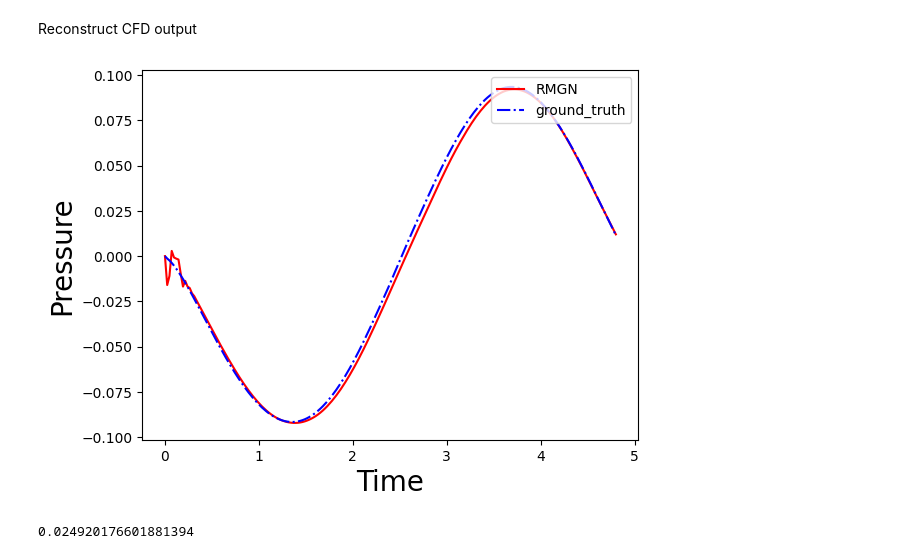
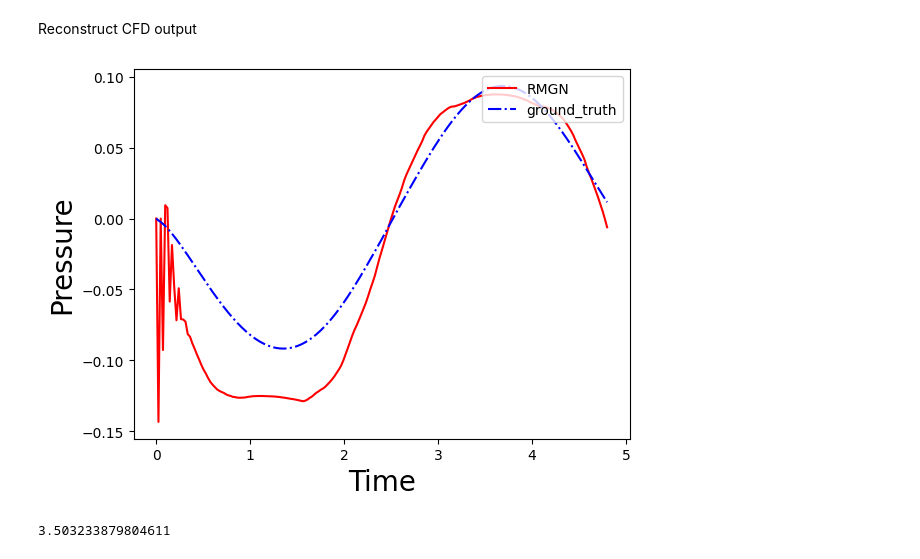
Before and after one commit to tamtran22/graph_batching, a Jupyter notebook: train1D_v3.ipynb, the cells around one changed output. Saved outputs shown, nothing was run; the diff lists cells and outputs as text; code cells hidden in the pictures.

```diff
--- a/train1D_v3.ipynb
+++ b/train1D_v3.ipynb
@@ -2,13 +2,26 @@
 Import dataset
 # %%
 import numpy as np
+import torch
 from data.dataset import DatasetLoader
 from data.data import TorchGraphData
 from preprocessing.normalize import *
+import math
 
 _dataset = DatasetLoader(
     root_dir='/data1/tam/downloaded_datasets_transformed'
 )
+
+def flowrate_bc_sin(flowrate, n_edge : int,
+                    n_time : int)->torch.Tensor:
+    _flowrate = []
+    T = 4.8 # seconds
+    for i in range(n_time):
+        t = i * T / (n_time - 1)
+        value = flowrate(t)
+        _flowrate.append(torch.full(size=(n_edge, 1), fill_value=value))
+    return torch.cat(_flowrate, dim=1)
+
 
 def normalize(data):
     x = min_max_scaler(data.x, min=0, max=500)
@@ -18,8 +31,12 @@ def normalize(data):
                 max=data.edge_attr.max(axis=0).values)
     pressure = data.pressure * 1e-3
     velocity = data.velocity * 1e-3
+    f = lambda t : (np.pi * 1e0 / 4.8) * math.sin(2 * np.pi * t / 4.8)
+    flowrate_bc = flowrate_bc_sin(flowrate=f, n_edge=data.edge_attr.size(0),\
+                                n_time=data.flowrate.size(1))
     return TorchGraphData(x=x,edge_index=edge_index,edge_attr=edge_attr,
-                        pressure=pressure, velocity=velocity)
+                        pressure=pressure, velocity=velocity,
+                        flowrate_bc=flowrate_bc)
 
 dataset = []
 for i in range(_dataset.len()):
@@ -41,8 +58,8 @@ torch.cuda.empty_cache()
 
 # Model params
 args = objectview({
-    'input_dim_node' : dataset[0].x.size(1) + 1,
-    'input_dim_edge' : dataset[0].edge_attr.size(1) + 1,
+    'input_dim_node' : dataset[0].x.size(1)+1,
+    'input_dim_edge' : dataset[0].edge_attr.size(1)+2,
     'output_dim_node' : 1,
     'output_dim_edge' : 1,
     'hidden_dim' : 64,
@@ -69,8 +86,7 @@ model = model.to(args.device)
 optimizer = torch.optim.Adam(model.parameters(), lr=args.lr, weight_decay=args.weight_decay)
 criterion = torch.nn.MSELoss()
 # %%
-
-# Train function
+# Train function v1
 def train(model, data, args):
     n_edge = data.edge_attr.size(0)
     hidden = torch.zeros(n_edge, args.hidden_dim).to(args.device)
@@ -87,11 +103,11 @@ def train(model, data, args):
         _velocity = data.velocity[:,i-1].unsqueeze(1)
         x = torch.cat([_x, _pressure], dim=1).to(args.device)
         edge_attr = torch.cat([_edge_attr, _velocity], dim=1).to(args.device)
-        out_x, out_edge_attr, hidden = model(x, edge_index, edge_attr, hidden)
+        node_out, edge_out, hidden = model(x, edge_index, edge_attr, hidden)
         hidden = hidden.detach()
 
-        loss = criterion(out_x, data.pressure[:,i].unsqueeze(1).float().to(args.device))
-        loss += criterion(out_edge_attr, data.velocity[:,i].unsqueeze(1).float().to(args.device))
+        loss = criterion(node_out, data.pressure[:,i].unsqueeze(1).float().to(args.device))
+        loss += criterion(edge_out, data.velocity[:,i].unsqueeze(1).float().to(args.device))
 
         loss.backward()
         optimizer.step()
@@ -115,11 +131,11 @@ def eval(model, data, args):
             _velocity = data.velocity[:,i-1].unsqueeze(1)
             x = torch.cat([_x, _pressure], dim=1).to(args.device)
             edge_attr = torch.cat([_edge_attr, _velocity], dim=1).to(args.device)
-            out_x, out_edge_attr, hidden = model(x, edge_index, edge_attr, hidden)
+            node_out, edge_out, hidden = model(x, edge_index, edge_attr, hidden)
             hidden = hidden.detach()
 
-            loss = criterion(out_x, data.pressure[:,i].unsqueeze(1).float().to(args.device))
-            loss += criterion(out_edge_attr, data.velocity[:,i].unsqueeze(1).float().to(args.device))
+            loss = criterion(node_out, data.pressure[:,i].unsqueeze(1).float().to(args.device))
+            loss += criterion(edge_out, data.velocity[:,i].unsqueeze(1).float().to(args.device))
 
             total_loss += loss.item()
     return total_loss
@@ -179,36 +284,37 @@ def plot_comparison(model, data):
         with torch.no_grad():
             _pressure = data.pressure[:,i-1].unsqueeze(1)
             _velocity = data.velocity[:,i-1].unsqueeze(1)
+            _flowrate_bc = data.flowrate_bc[:,i].unsqueeze(1)
             x = torch.cat([_x, _pressure], dim=1).to(args.device)
-            edge_attr = torch.cat([_edge_attr, _velocity], dim=1).to(args.device)
+            edge_attr = torch.cat([_edge_attr, _velocity, _flowrate_bc], dim=1).to(args.device)
             node_out, edge_out, hidden = model(x, edge_index, edge_attr, hidden)
             hidden = hidden.detach()
 
             loss = criterion(node_out, data.pressure[:,i].unsqueeze(1).float().to(args.device))
             loss += criterion(edge_out, data.velocity[:,i].unsqueeze(1).float().to(args.device))
 
             total_loss += loss.item()
             total_node_out.append(node_out.detach().cpu())
             total_edge_out.append(edge_out.detach().cpu())
     total_node_out = torch.cat(total_node_out, dim=1)
     total_edge_out = torch.cat(total_edge_out, dim=1)
 
     # plot
     node = 50000
     y_pred = total_node_out[node].numpy()
     y_true = data.pressure[node].numpy()
     x = [i * 4.8 /200 for i in range(201)]
     plt.plot(x, y_pred, c='red', label='RMGN')
     plt.plot(x, y_true, c='blue', linestyle='dashdot', label='ground_truth')
     # plt.ylim([-50,50])
     plt.legend(loc='upper right')
     plt.ylabel('Pressure', fontsize=20)
     plt.xlabel('Time', fontsize=20)
     plt.show()
 
     return total_loss
 
 plot_comparison(model, dataset[40])
 # %% [output]
-[figure, old version]
+[figure, new version]
-0.024920176601881394
+3.503233879804611
```
Also changed, not shown: parts of 3 cells of this notebook, 3 other files.
